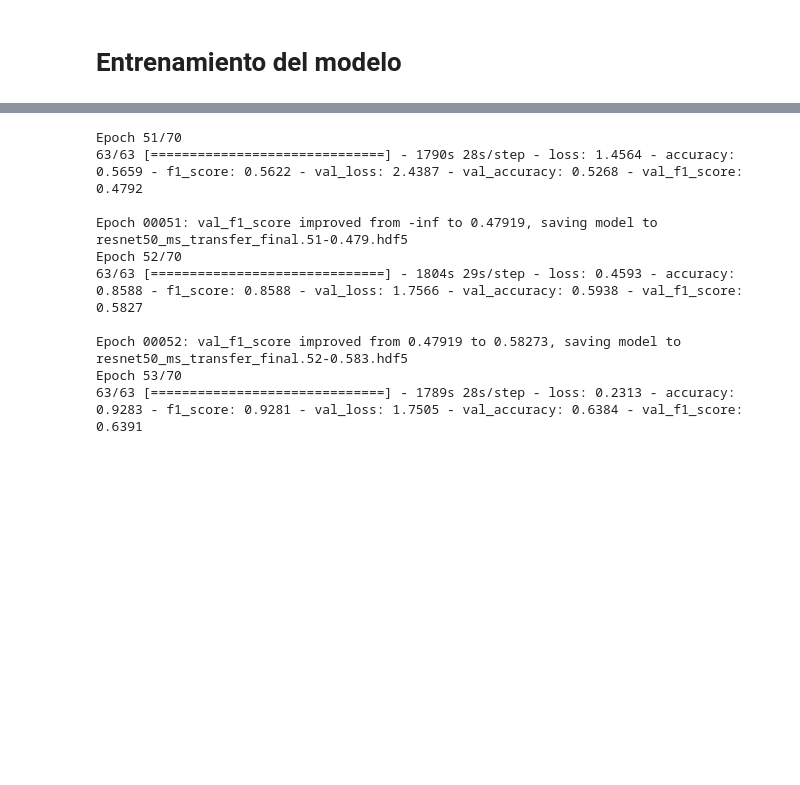
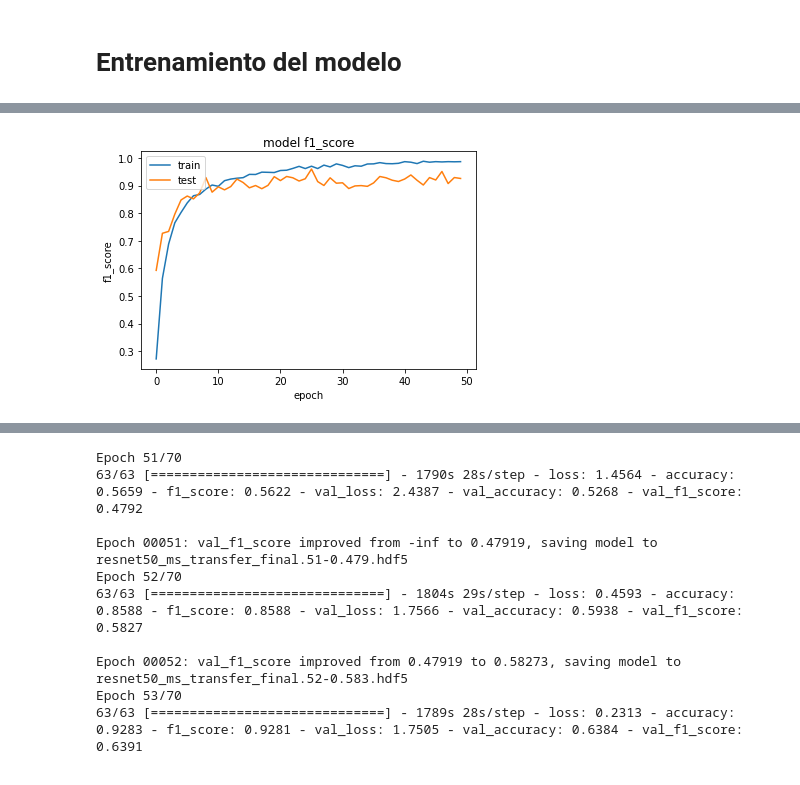
Before and after one commit to lucabem/CompeticionMineria, a Jupyter notebook: Presentacion_fine.ipynb, the cells around one changed output, grey strips where cells are left out. Saved outputs shown, nothing was run; the diff lists cells and outputs as text; code cells hidden in the pictures; blank space fills up the shorter version.

```diff
--- a/Presentacion_fine.ipynb
+++ b/Presentacion_fine.ipynb
@@ -165,0 +169,10 @@ Epoch 50/50
+# %%
+plt.plot(model_history_22.history['f1_score'])
+plt.plot(model_history_22.history['val_f1_score'])
+plt.title('model f1_score')
+plt.ylabel('f1_score')
+plt.xlabel('epoch')
+plt.legend(['train', 'test'], loc='upper left')
+plt.show()
+# %% [output]
+[figure, added]
```
Also changed, not shown: parts of 6 cells of this notebook.
